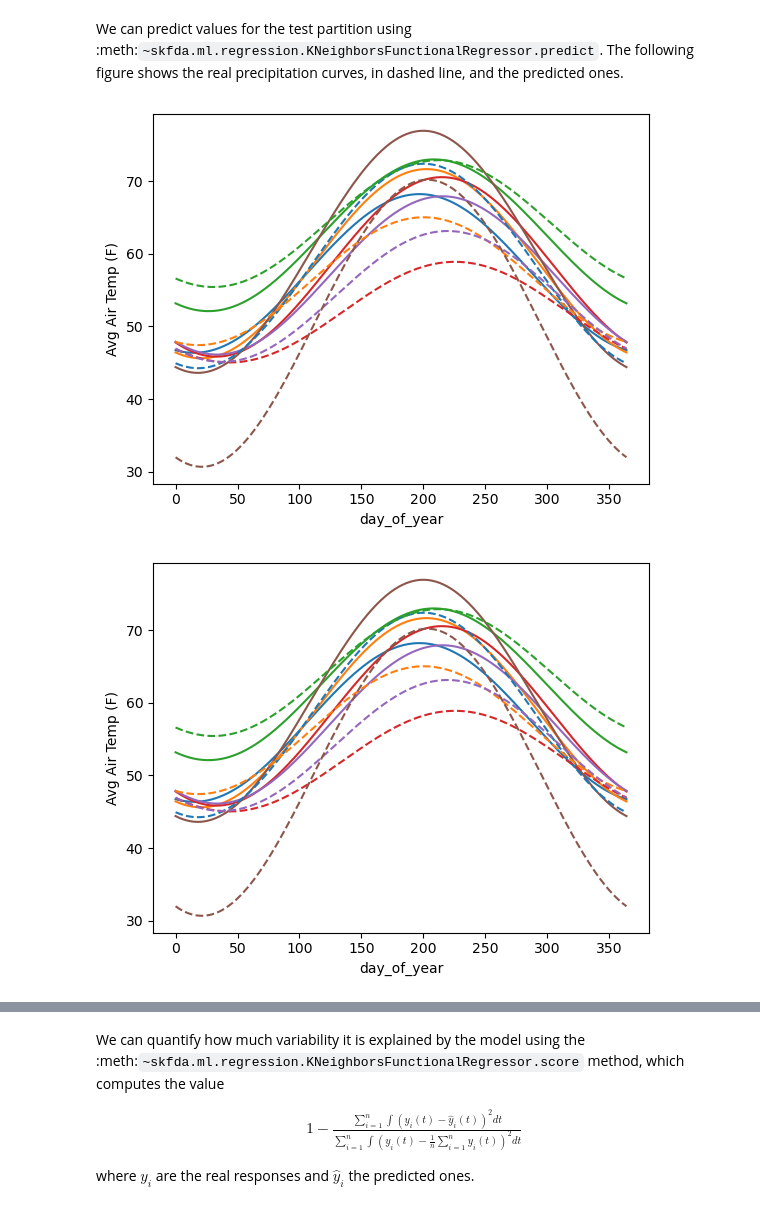
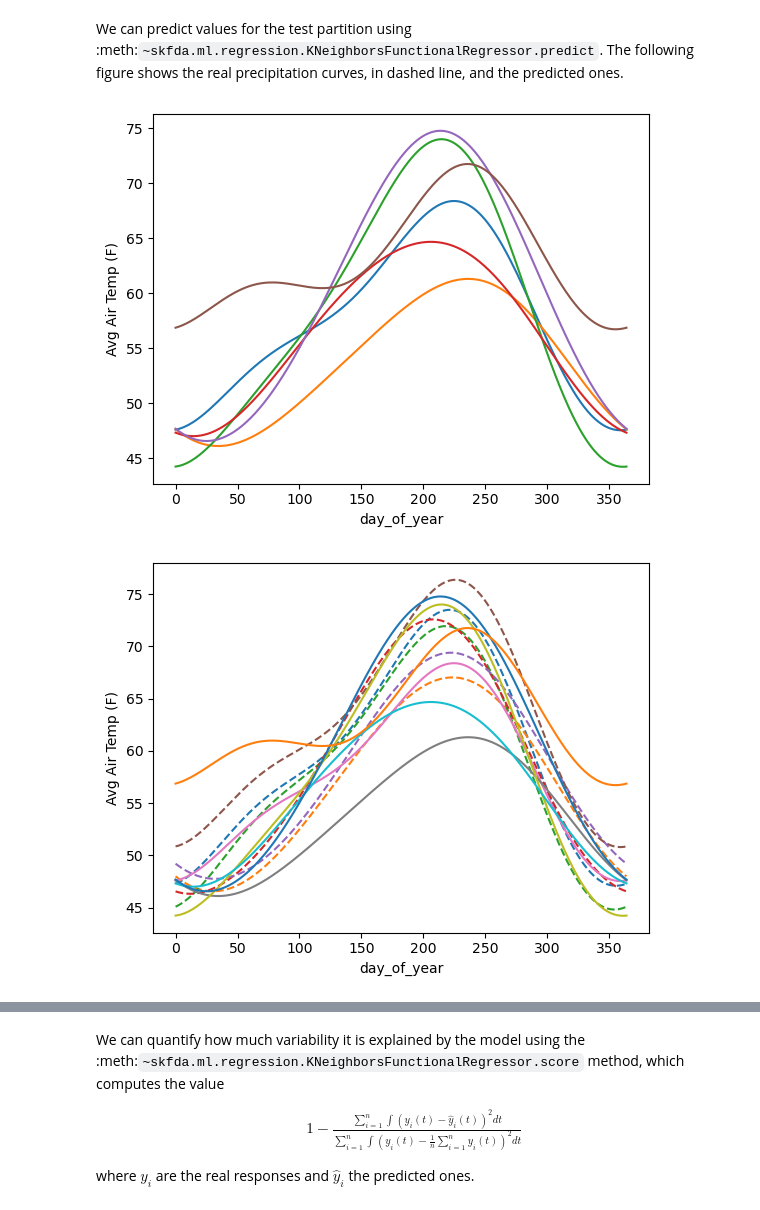
Before and after one commit to kmalneva-usf/LR-group-proj, a Jupyter notebook: LR-plot_neighbors_functional_regression.ipynb, the cells around one changed output, grey strips where cells are left out. Saved outputs shown, nothing was run; the diff lists cells and outputs as text; code cells hidden in the pictures.

```diff
--- a/LR-plot_neighbors_functional_regression.ipynb
+++ b/LR-plot_neighbors_functional_regression.ipynb
@@ -510,7 +513,7 @@ We will try to predict the precipitation curves. First of all we are going
 to make a smoothing of the precipitation curves using a basis
 representation, employing for it a fourier basis with 5 elements.
 # %%
-y = y.to_basis(FourierBasis(n_basis=3))
+y = y.to_basis(FourierBasis(n_basis=5))
 
 y.plot()
 # %% [output]
@@ -542,13 +545,17 @@ We can predict values for the test partition using
 :meth:`~skfda.ml.regression.KNeighborsFunctionalRegressor.predict`. The
 following figure shows the real precipitation curves, in dashed line, and
 the predicted ones.
+# %%
+fig_a =y_test.plot()
+fig_a.axes[0].set_prop_cycle(None)  # Reset colors
+# %% [output]
+[figure, added]
 # %%
 y_pred = knn.predict(X_test)
 
 # Plot prediction
-fig = y_pred.plot()
+fig = y_pred.plot(linestyle='--')
+y_test.plot(fig=fig)
 fig.axes[0].set_prop_cycle(None)  # Reset colors
-y_test.plot(fig=fig, linestyle='--')
 # %% [output]
-[figure, old version]
+[figure, new version]
-[figure, removed]
```
Also changed, not shown: parts of 18 cells of this notebook, 1 other file.
